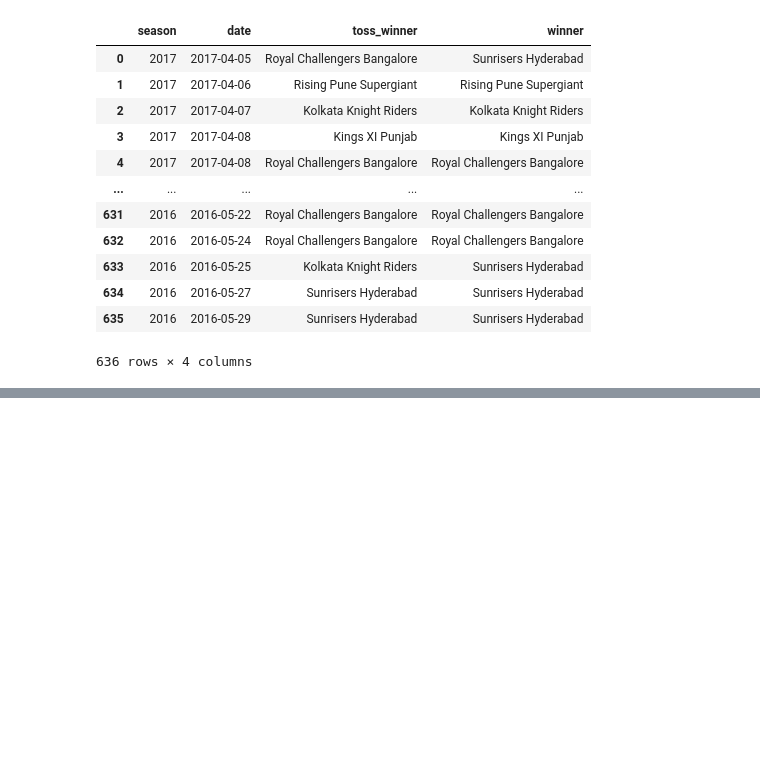
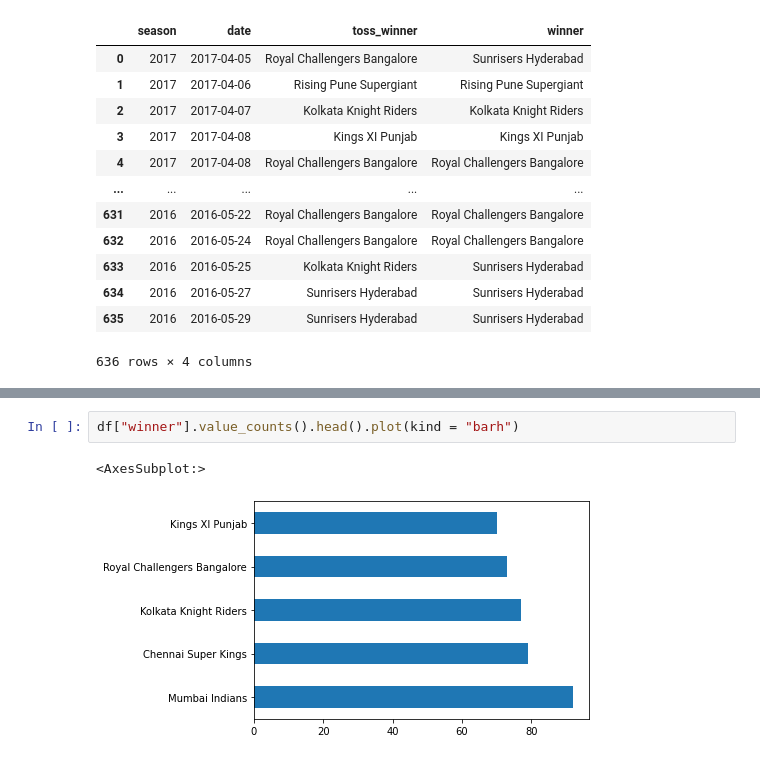
Before and after one commit to DeependraVerma/pandas-practice, a Jupyter notebook: Part -1 .ipynb, the cells around one changed output, grey strips where cells are left out. Drawn from its saved outputs; the diff is of its cells as text; blank space fills up the shorter version.

```diff
--- a/Part -1 .ipynb
+++ b/Part -1 .ipynb
@@ -174,0 +257,5 @@ df.iloc[:,[1,3,6,10]]
+# %%
+df["winner"].value_counts().head().plot(kind = "barh")
+# %% [output]
+<AxesSubplot:>
+[figure, added]
```
Also changed, not shown: parts of 19 cells of this notebook, 1 other file.
